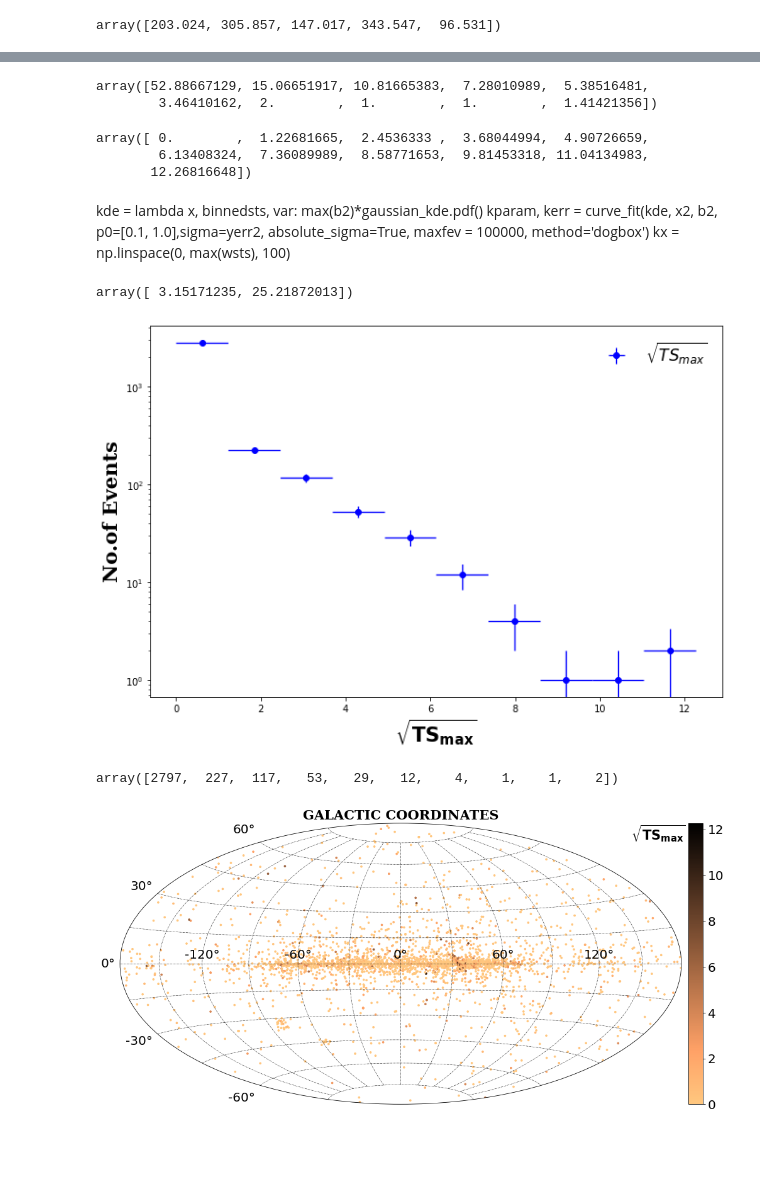
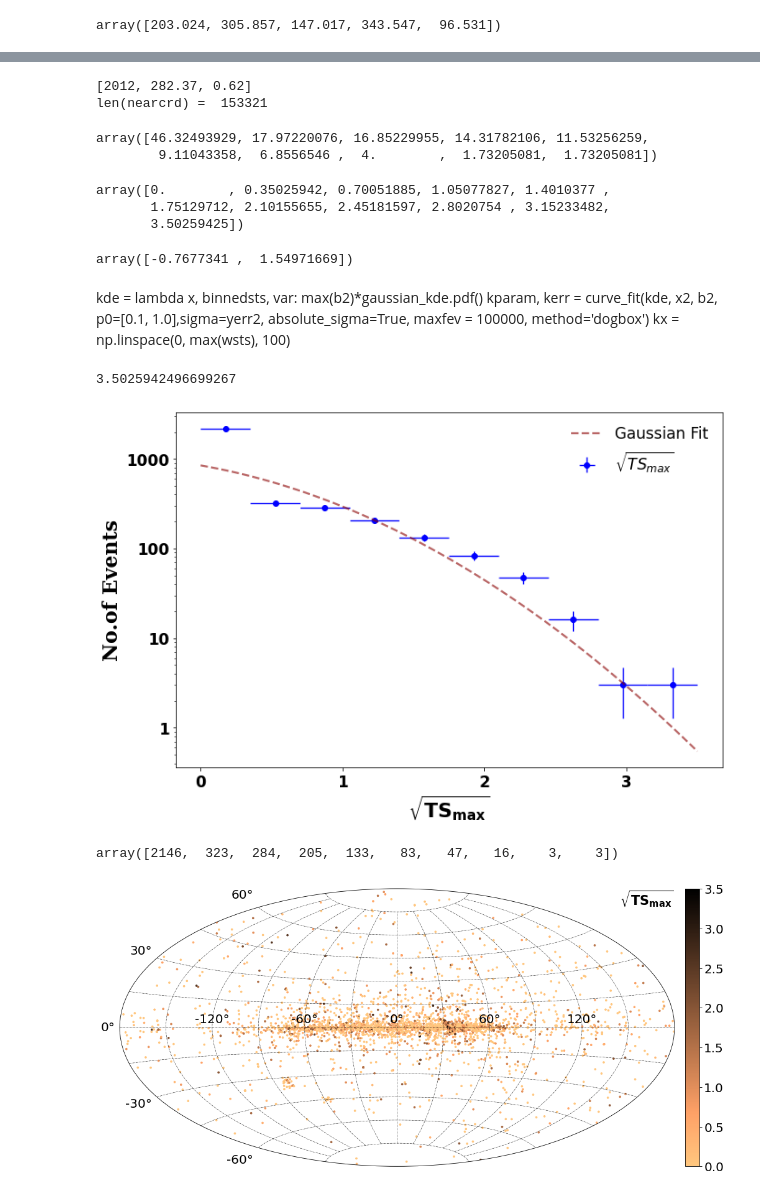
Before and after one commit to DarkWake9/Project-IceCube-Legacy, a Jupyter notebook: task4/task4d.ipynb, the cells around one changed output, grey strips where cells are left out. Drawn from its saved outputs; the diff is of its cells as text; code cells hidden in the pictures; blank space fills up the shorter version.

```diff
--- a/task4/task4d.ipynb
+++ b/task4/task4d.ipynb
@@ -155,9 +153,13 @@ def S_ij(psrno, nuind):
     sg = np.deg2rad(icang[nuind]) ** 2
     return np.exp(-1 * ang2 / (2 * sg)) / (2 * np.pi * sg)
 
-def bgs(psrno, cone):
-    s_ang = (np.sin(np.deg2rad(msdec[psrno] + cone)) - np.sin(np.deg2rad(msdec[psrno] - cone)))*(2 * np.pi)
-    return 1/s_ang
+def bgs(psrno, cone, twopi = False):
+    if twopi == True:
+        s_ang = (np.sin(np.deg2rad(msdec[psrno] + cone)) - np.sin(np.deg2rad(msdec[psrno] - cone)))*(2 * np.pi)
+        return 1/s_ang
+    else:
+        s_ang = (np.sin(np.deg2rad(msdec[psrno] + cone)) - np.sin(np.deg2rad(msdec[psrno] - cone)))
+        return 1/s_ang
 
 def Pr(x, Ns, S, B):
     nsN = x/Ns
@@ -179,10 +181,10 @@ def singpsr(psrno):
     cone = 5
     nuind, decdf = angdecfinder(psrno, cut)
     S = S_ij(psrno, nuind)
-    B = bgs(psrno, cone)
+    B = bgs(psrno, cone, True)
     Ns = len(nuind)
     maxns = ns_for_TSmax(psrno, S, B, Ns)
-    return [maxns, TS(psrno, maxns, S, B, Ns)]
+    return [maxns, np.sqrt(TS(psrno, maxns, S, B, Ns))]
 
 tsmax = []
 errpsr = []
@@ -227,3 +233,20 @@ plotpsr(660)
+# %%
+def psrcustom(arr):
+    cut = 5
+    cone = 5
+    for psrno in arr:
+        nearcrd=[]
+        for i in range(len(icdec)):
+            if abs(icdec[i] - msdec[psrno]) <= cut:
+                nearcrd.append([icra[i], icdec[i], icang[i]])
+        print([psrno, msra[psrno], msdec[psrno]])
+        np.savetxt(f"outputs/ndecnear{psrno}.txt", nearcrd)
+        print("len(nearcrd) = ", len(nearcrd))
+
+psrcustom([np.argmax(sqrtts)])
+# %% [output]
+[2012, 282.37, 0.62]
+len(nearcrd) =  153321
 # %%
 binnedsts, wsts = np.histogram(sqrtts, 10)
 
@@ -239,14 +262,14 @@ xerr=x[0]-wsts[0]
 # %%
 yerr
 # %% [output]
-array([52.88667129, 15.06651917, 10.81665383,  7.28010989,  5.38516481,
-        3.46410162,  2.        ,  1.        ,  1.        ,  1.41421356])
+array([46.32493929, 17.97220076, 16.85229955, 14.31782106, 11.53256259,
+        9.11043358,  6.8556546 ,  4.        ,  1.73205081,  1.73205081])
 # %%
 wsts
 # %% [output]
-array([ 0.        ,  1.22681665,  2.4536333 ,  3.68044994,  4.90726659,
-        6.13408324,  7.36089989,  8.58771653,  9.81453318, 11.04134983,
-       12.26816648])
+array([0.        , 0.35025942, 0.70051885, 1.05077827, 1.4010377 ,
+       1.75129712, 2.10155655, 2.45181597, 2.8020754 , 3.15233482,
+       3.50259425])
 # %%
 #gaussian = lambda x, mean, var:  amp*norm.pdf(x, mean, var)
 def gaussian(x,mean,sd):
@@ -258,25 +281,29 @@ gparam, gerr = curve_fit(loggaussian, x2, b2,  p0=[0.1, 1.0],sigma=yerr2, absolu
 gx = np.linspace(0, wsts[-1], 100)
+# %%
+gparam
+# %% [output]
+array([-0.7677341 ,  1.54971669])
 # %% [markdown]
 kde = lambda x, binnedsts, var: max(b2)*gaussian_kde.pdf()
 kparam, kerr = curve_fit(kde, x2, b2,  p0=[0.1, 1.0],sigma=yerr2, absolute_sigma=True, maxfev = 100000, method='dogbox')
 kx = np.linspace(0, max(wsts), 100)
-# %%
-gparam
-# %% [output]
-array([ 3.15171235, 25.21872013])
+# %%
+max(sqrtts)
+# %% [output]
+3.5025942496699267
 # %%
 font = {'family': 'serif',
         'color':  'black',
         'weight': 'bold',
-        'size': 21,
+        'size': 22,
         }
 plt.figure(figsize=(10.8,7.2))
-#plt.xticks([0, 1, 2, 3, 4, 5, 6, 7, 8, 9], [0, 1, 2, 3, 4, 5, 6, 7, 8, 9], fontsize=18, fontweight='bold')
+plt.xticks([0, 1, 2, 3, 4, 5, 6, 7, 8, 9], [0, 1, 2, 3, 4, 5, 6, 7, 8, 9], fontsize=17, fontweight='bold')
 plt.yscale('log')
-#plt.yticks([1, 10, 100, 1000, 10000], [1, 10, 100, 1000, 10000], fontsize=18, fontweight='bold')
+plt.yticks([1, 10, 100, 1000, 10000], [1, 10, 100, 1000, 10000], fontsize=17, fontweight='bold')
 
 plt.errorbar(x, binnedsts, xerr=xerr,yerr=yerr,  aa = True, barsabove = True, fmt='ob',ecolor='blue', elinewidth=1.35, label='$\sqrt{TS_{max}}$')
-#plt.plot(gx,loggaussian(gx, gparam[0], gparam[1]),'--', alpha=0.6, label=f'Gaussian Fit', color='darkred', lw=2.2)
+plt.plot(gx,gaussian(gx, gparam[0], gparam[1]),'--', alpha=0.6, label=f'Gaussian Fit', color='darkred', lw=2.2)
 
 plt.xlabel("$\mathbf{\sqrt{TS_{max}}}$", fontweight='bold', fontdict=font)
 plt.ylabel("No.of Events", fontweight='bold', fontdict=font)
@@ -286,11 +313,11 @@ legend.get_frame().set_facecolor('none')
 plt.savefig("outputs/sqrt(TSmax)final.pdf")
 plt.show()
 # %% [output]
-[figure, old version]
+[figure, new version]
 # %%
 binnedsts
 # %% [output]
-array([2797,  227,  117,   53,   29,   12,    4,    1,    1,    2])
+array([2146,  323,  284,  205,  133,   83,   47,   16,    3,    3])
 # %%
 #arr = [i  for i in range(len(sqrtts)) if sqrtts[i] < 0.01]
 #len(arr)
@@ -315,26 +342,26 @@ gb = radec.b.radian
 # %%
 comap = 'copper_r'
 fig = plt.figure(figsize=(16, 10))
 plt.rcParams.update({'font.size': 20})
-ax2 = plt.subplot(projection='hammer')
+ax2 = plt.subplot(projection='aitoff')
 plott = ax2.scatter(gl, gb,marker='o', c=sqrtts, cmap=comap, s = 7, label='Pulsars')
-plt.title("GALACTIC COORDINATES", fontdict=font)
+#plt.title("GALACTIC COORDINATES", fontdict=font)
 #ax2.scatter(msra, msdec,marker='o',color='b', s = 1.2)
 #ax2.scatter(icra, icdec, marker='.',color='green', alpha=0.05, s = 0.1)
 ax2.xaxis.set_major_locator(plt.FixedLocator(np.pi / 3 * np.linspace(-2,2, 5)))
 ax2.xaxis.set_minor_locator(plt.FixedLocator(np.pi / 6 * np.linspace(-5, 5, 11)))
 ax2.yaxis.set_major_locator(plt.FixedLocator(np.pi / 6 * np.linspace(-2, 2, 5)))
 ax2.yaxis.set_minor_locator(plt.FixedLocator(np.pi / 12 * np.linspace(-5, 5, 11)))
 ax2.grid(True, which='both', color='black', lw=0.5, ls='-.')
 #ax2.axvspan(min(p3), max(p3), color='pink', alpha=0.5)
 #ax2.set_title('PULSARS WITH TSmax ~0\nHAMMER projection \n', fontdict=font)
 
-cax = fig.add_axes([ax2.get_position().x1+0.01,ax2.get_position().y0,0.02,ax2.get_position().height])
+cax = fig.add_axes([ax2.get_position().x1+0.015,ax2.get_position().y0,0.02,ax2.get_position().height])
 cbar = fig.colorbar(plott, cax=cax)
-cbar.set_label('$\mathbf{\sqrt{TS_{max}}}$\n\n', loc='top', rotation=0,labelpad=-60, fontdict=font)
+cbar.set_label('$\mathbf{\sqrt{TS_{max}}}$\n\n', loc='top', rotation=0,labelpad=-80, fontdict=font)
 #plt.suptitle(filenamewithpath.replace('icecube_10year_ps/events/','').replace('_exp','') + ' GALACTIC')
 
 plt.savefig('outputs/psr-tsmax_hmp-HP-Galactic.pdf')
 plt.show()
 # %% [output]
-[figure, old version]
+[figure, new version]
```
Also changed, not shown: parts of 8 cells of this notebook, 4 other files.
